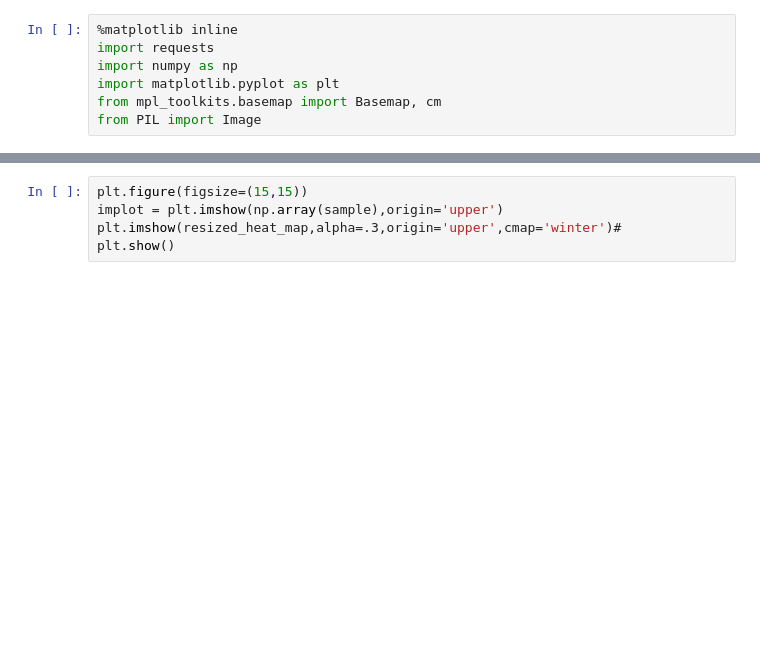
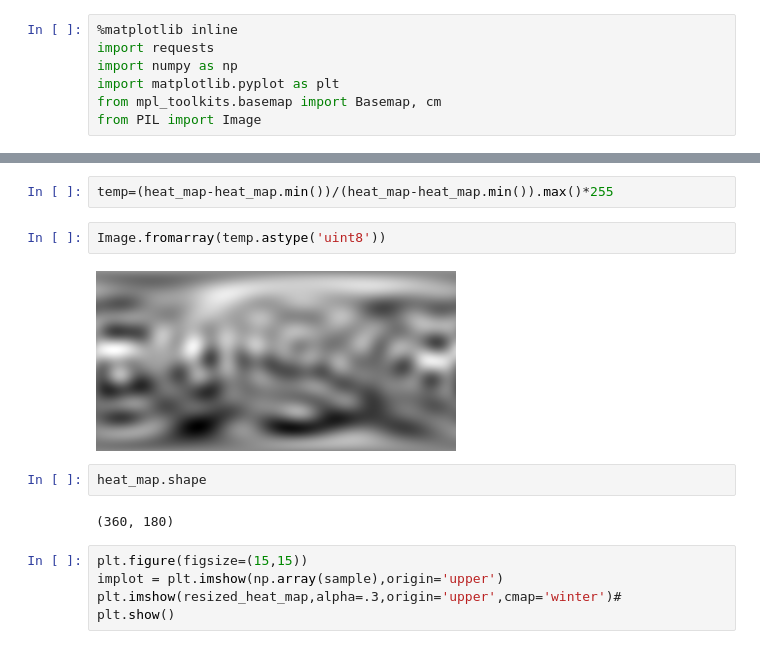
Before and after one commit to elyha7/computer_graphics, a Jupyter notebook: hw5/graphics_hw5.ipynb, the cells around one changed output, grey strips where cells are left out. Saved outputs shown, nothing was run; the diff lists cells and outputs as text; blank space fills up the shorter version.

```diff
--- a/hw5/graphics_hw5.ipynb
+++ b/hw5/graphics_hw5.ipynb
@@ -65,3 +57,13 @@ m.imshow(heat_map,alpha=.5,cmap='winter')
+# %%
+temp=(heat_map-heat_map.min())/(heat_map-heat_map.min()).max()*255
+# %%
+Image.fromarray(temp.astype('uint8'))
+# %% [output]
+[figure, added]
+# %%
+heat_map.shape
+# %% [output]
+(360, 180)
 # %%
 plt.figure(figsize=(15,15))
 implot = plt.imshow(np.array(sample),origin='upper')
```
Also changed, not shown: parts of 6 cells of this notebook.
